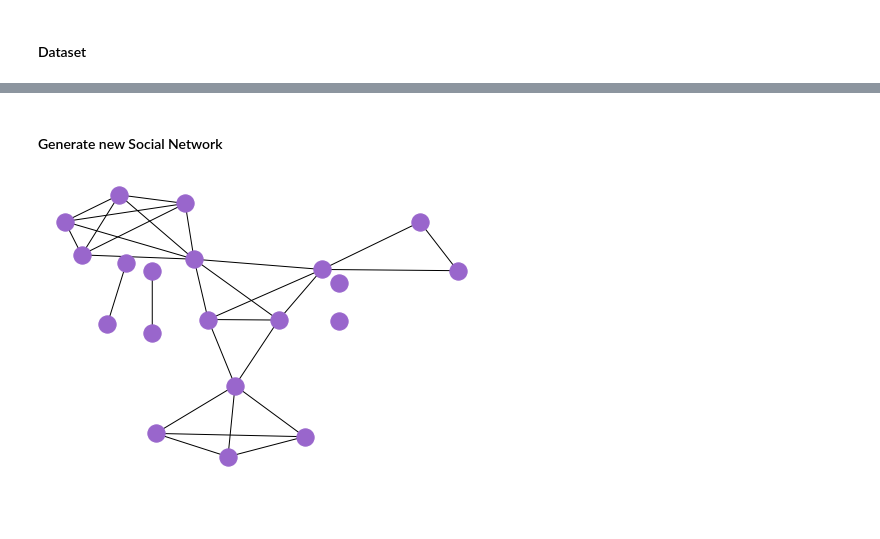
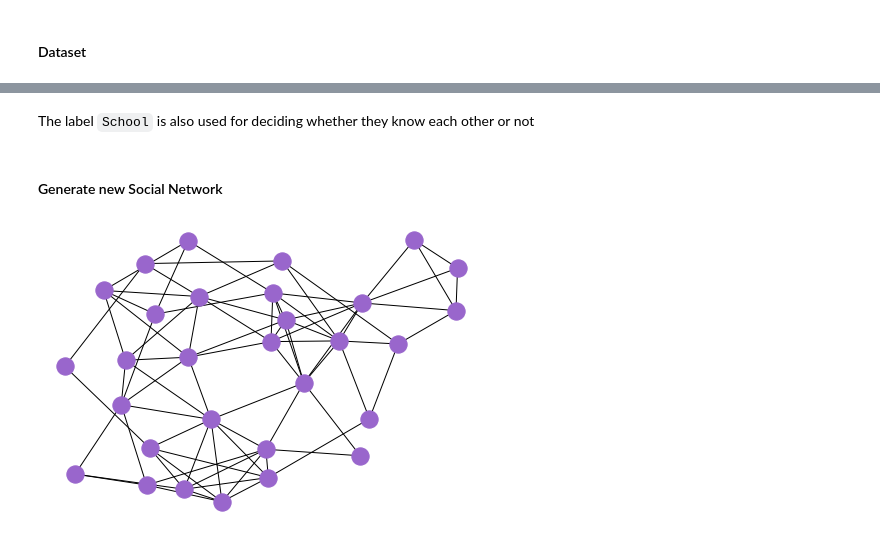
Before and after one commit to Pilladian/link-stealing-attack, a Jupyter notebook: GraphSAGE/GraphSAGE-Implementation-LinkStealingAttack.ipynb, the cells around one changed output, grey strips where cells are left out. Drawn from its saved outputs; the diff is of its cells as text; code cells hidden in the pictures; blank space fills up the shorter version.

Commit message:
School as label

```diff
--- a/GraphSAGE/GraphSAGE-Implementation-LinkStealingAttack.ipynb
+++ b/GraphSAGE/GraphSAGE-Implementation-LinkStealingAttack.ipynb
@@ -41,16 +41,20 @@ def generate_DGLGraph(node_amount):
 
     # Add node_amount nodes
     G.add_nodes(node_amount)
-    G.ndata['x'] = torch.zeros((node_amount, 4), dtype=torch.int64)
+    G.ndata['x'] = torch.zeros((node_amount, 3), dtype=torch.int64)
+    G.ndata['label'] = torch.zeros((node_amount, 1), dtype=torch.int64)
 
-    # generate features
+    # generate ...
     for i in range(node_amount):
-        street = random.randint(0, 50)
-        city   = 0 if street < 10 else int(street / 5)
+        # features
+        street = random.randint(0, 49)
+        city   = 0 if street < 10 else int(street / 10)
+        age    = random.randint(5, 20)
+        G.nodes[i].data['x'] = torch.tensor([[city, street, age]], dtype=torch.int64)
+
+        # labels
         school = random.randint(0, 10)
-        age    = random.randint(5, 21)
-
-        G.nodes[i].data['x'] = torch.tensor([[city, street, school, age]], dtype=torch.int64)
+        G.nodes[i].data['label'] = torch.tensor([[school]], dtype=torch.int64)
 
     # generate edges
     pairs = []
@@ -61,7 +65,7 @@ def generate_DGLGraph(node_amount):
             if i == j:
                 continue
 
-            if know_each_other(G.nodes[i].data['x'], G.nodes[j].data['x']) and (i, j) not in pairs:
+            if know_each_other(G.ndata, i, j) and (i, j) not in pairs:
                 src_list.append(i)
                 src_list.append(j)
                 dst_list.append(j)
@@ -72,4 +76,6 @@ def generate_DGLGraph(node_amount):
     G.add_edges(src_list, dst_list)
 
     return G
+# %% [markdown]
+The label `School` is also used for deciding whether they know each other or not
 # %%
@@ -85,11 +94,11 @@ def know_each_other(x, y, threshold=0.4):
 # %% [markdown]
 #### Generate new Social Network
 # %%
-AMOUNT_OF_MEMBERS = 20
+AMOUNT_OF_MEMBERS = 30
 social_network_graph = generate_DGLGraph(AMOUNT_OF_MEMBERS)
 # %%
 nx_graph = social_network_graph.to_networkx().to_undirected()
 pos = nx.kamada_kawai_layout(nx_graph)
-nx.draw(nx_graph, pos, with_labels=False, node_color=[[.6, .4, .8]])
+nx.draw(nx_graph, pos, node_color=[[.6, .4, .8]])
 # %% [output]
-[figure, old version]
+[figure, new version]
```
Also changed, not shown: parts of 2 cells of this notebook.
